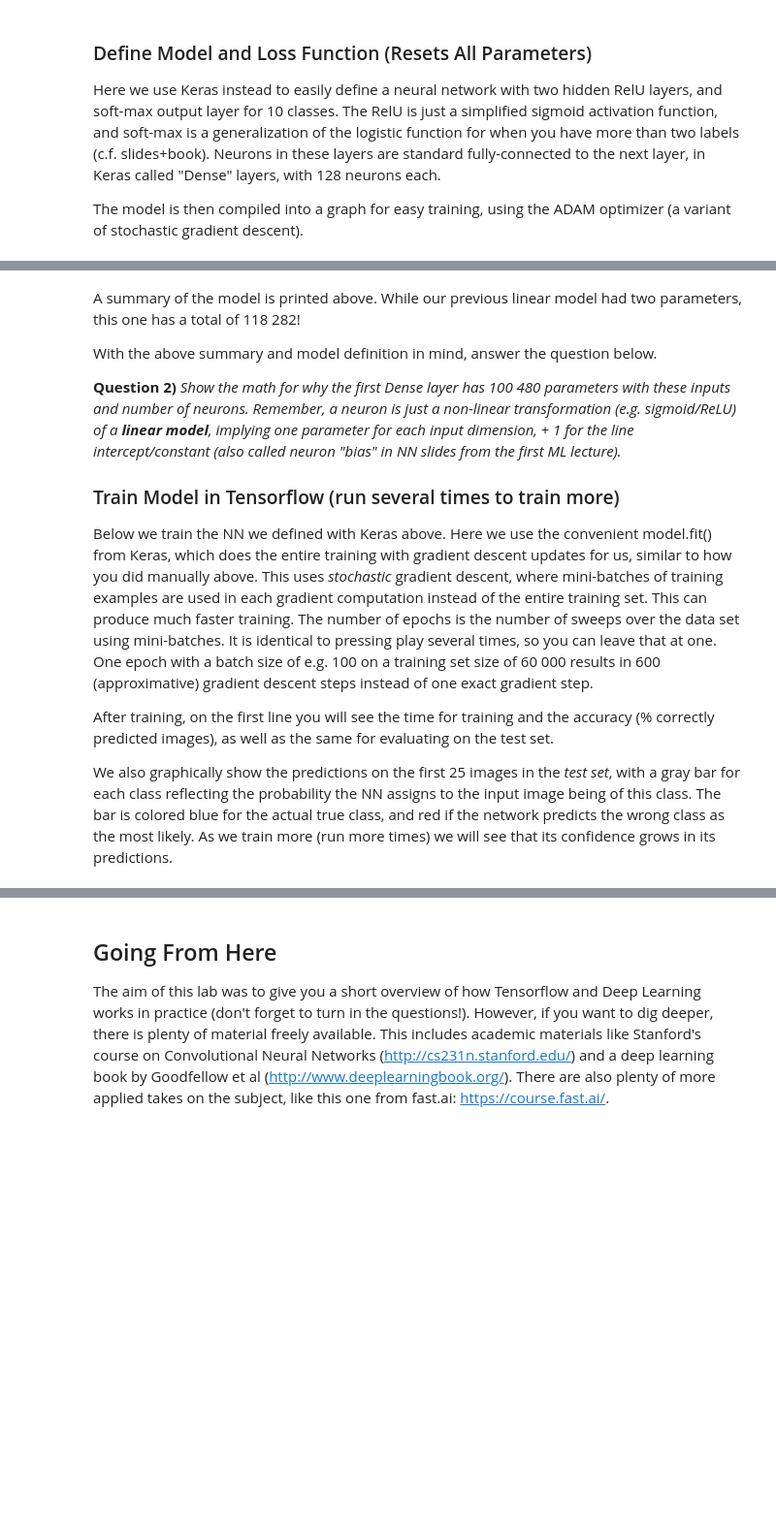
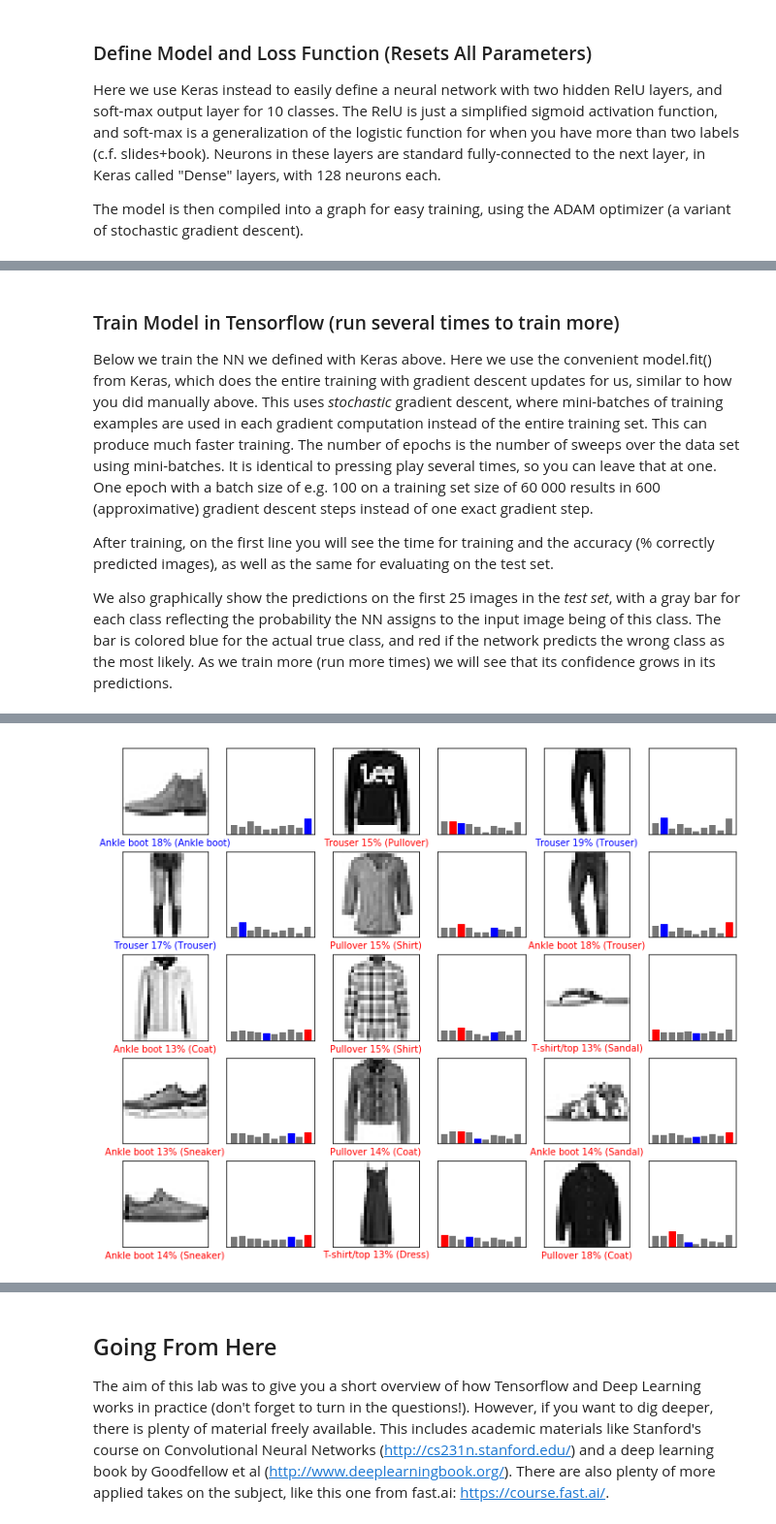
Before and after one commit to jarrettyeo/tddc17-lab6, a Jupyter notebook: supervised_deep_learning_lab.ipynb, the cells around one changed output, grey strips where cells are left out. Shown at 97% size. Drawn from its saved outputs; the diff is of its cells as text; code cells hidden in the pictures; blank space fills up the shorter version.

```diff
--- a/supervised_deep_learning_lab.ipynb
+++ b/supervised_deep_learning_lab.ipynb
@@ -289,9 +417,4 @@ print("Model and loss defined, parameters reset to small values.")
 # %% [markdown]
-A summary of the model is printed above. While our previous linear model had two parameters, this one has a total of 118 282!
-
-With the above summary and model definition in mind, answer the question below.
-
-**Question 2)** *Show the math for why the first Dense layer has 100 480 parameters with these inputs and number of neurons. Remember, a neuron is just a non-linear transformation (e.g. sigmoid/ReLU) of a **linear model**, implying one parameter for each input dimension, + 1 for the line intercept/constant (also called neuron "bias" in NN slides from the first ML lecture).*
 ### Train Model in Tensorflow (run several times to train more)
 Below we train the NN we defined with Keras above. Here we use the convenient model.fit() from Keras, which does the entire training with gradient descent updates for us, similar to how you did manually above. This uses *stochastic* gradient descent, where mini-batches of training examples are used in each gradient computation instead of the entire training set. This can produce much faster training. The number of epochs is the number of sweeps over the data set using mini-batches. It is identical to pressing play several times, so you can leave that at one. One epoch with a batch size of e.g. 100 on a training set size of 60 000 results in 600 (approximative) gradient descent steps instead of one exact gradient step.
 
@@ -300,7 +423,7 @@ After training, on the first line you will see the time for training and the acc
 We also graphically show the predictions on the first 25 images in the *test set*, with a gray bar for each class reflecting the probability the NN assigns to the input image being of this class. The bar is colored blue for the actual true class, and red if the network predicts the wrong class as the most likely. As we train more (run more times) we will see that its confidence grows in its predictions.
 # %%
 # Train model using Tensorflow
-model.fit(train_images, train_labels, epochs=1, batch_size=100)
+model.fit(train_images, train_labels, epochs=1, batch_size=60000)
 
 # Compute accuracy (% correctly classified) on test/validation set
 test_loss, test_acc = model.evaluate(test_images, test_labels)
@@ -319,3 +442,4 @@ for i in range(num_images):
   plot_image(i, predictions, test_labels, np.squeeze(test_images))
   plt.subplot(num_rows, 2*num_cols, 2*i+2)
   plot_value_array(i, predictions, test_labels)
+# %% [output]
@@ -322,2 +450,3 @@ for i in range(num_images):
+[figure, added]
 # %% [markdown]
 **Question 3** *Here you will evaluate different mini-bach sizes for stochastic gradient descent (see the deep learning lecture). Please separately run the training code above with batch sizes of 1, 10, 100, 1000 and 60000. Write down the training times (you can use the first number in seconds, not the per sample time) and the training set accuracy reached, both in the first line of the output. This can randomly vary a bit between runs but it should give you an idea. In your lab report, plot both curves and reason about which batch size produced the most accuracy given the time spent, i.e. which batch size would be best to start the training with? You  have to run the Reset All Parameters code above this one between your runs to always start over.*
```
Also changed, not shown: parts of 23 cells of this notebook.
